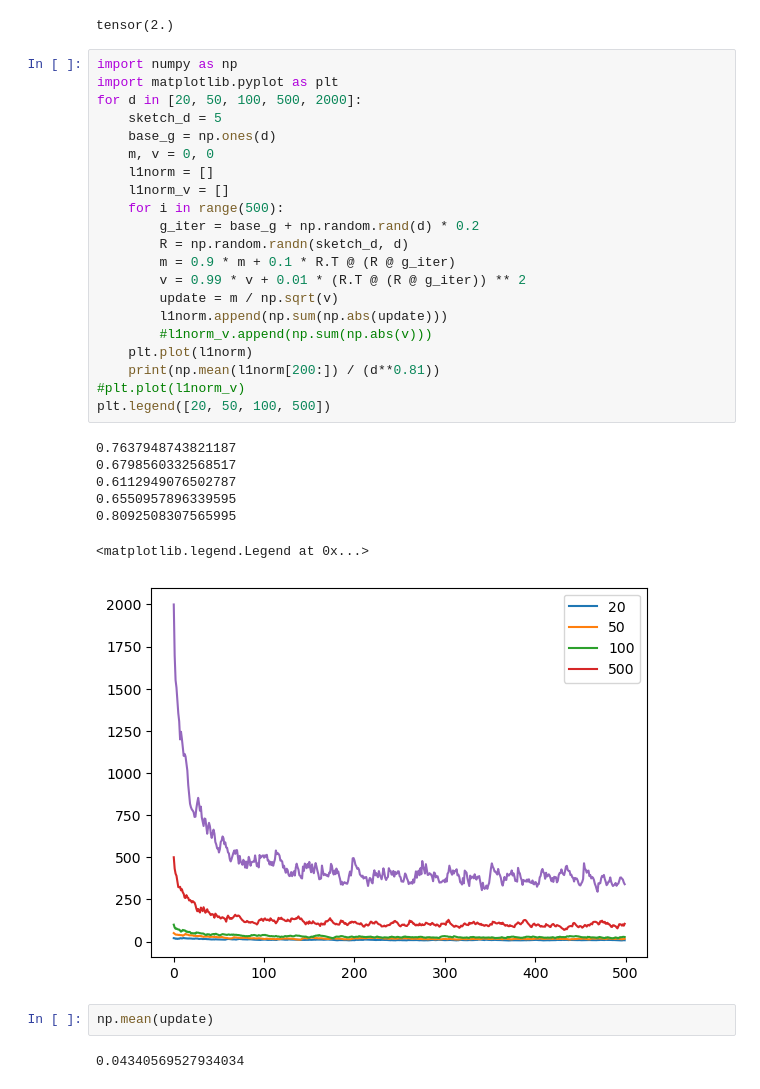
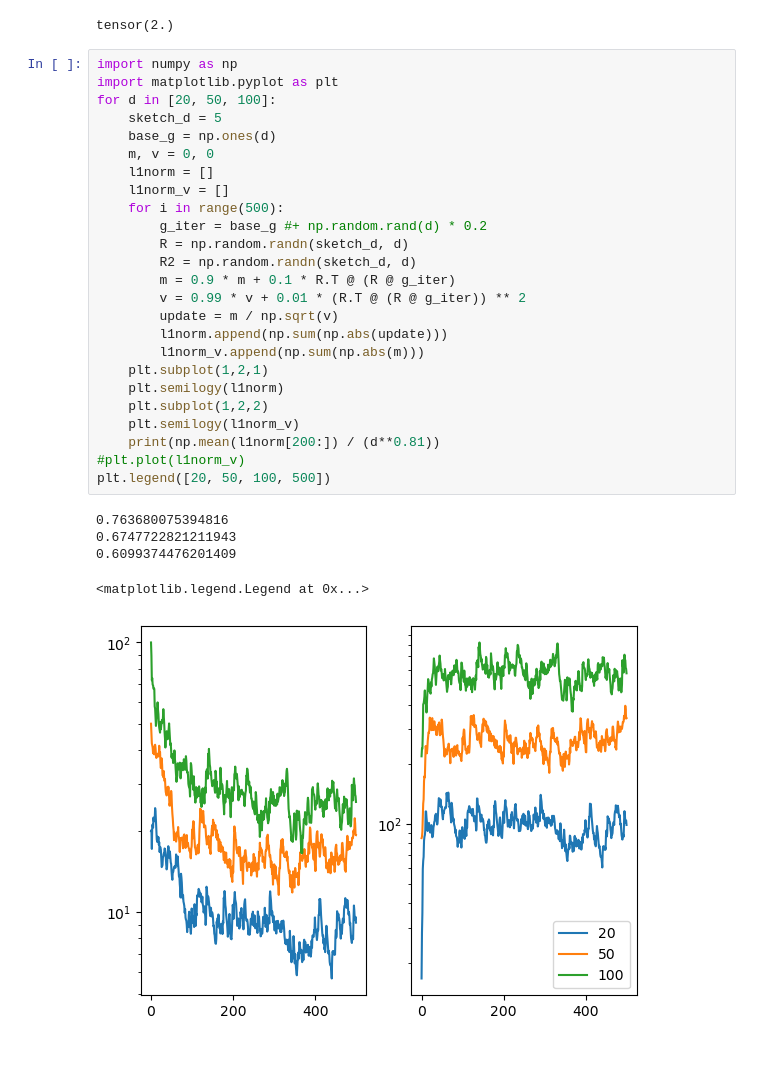
Before and after one commit to lucmonl/mlopt, a Jupyter notebook: notebook/test.ipynb, the cells around one changed output. Saved outputs shown, nothing was run; the diff lists cells and outputs as text; blank space fills up the shorter version.

```diff
--- a/notebook/test.ipynb
+++ b/notebook/test.ipynb
@@ -247,33 +247,31 @@ tensor(2.)
 # %%
 import numpy as np
 import matplotlib.pyplot as plt
-for d in [20, 50, 100, 500, 2000]:
+for d in [20, 50, 100]:
     sketch_d = 5
     base_g = np.ones(d)
     m, v = 0, 0
     l1norm = []
     l1norm_v = []
     for i in range(500):
-        g_iter = base_g + np.random.rand(d) * 0.2
+        g_iter = base_g #+ np.random.rand(d) * 0.2
         R = np.random.randn(sketch_d, d)
+        R2 = np.random.randn(sketch_d, d)
         m = 0.9 * m + 0.1 * R.T @ (R @ g_iter)
         v = 0.99 * v + 0.01 * (R.T @ (R @ g_iter)) ** 2
         update = m / np.sqrt(v)
         l1norm.append(np.sum(np.abs(update)))
-        #l1norm_v.append(np.sum(np.abs(v)))
-    plt.plot(l1norm)
+        l1norm_v.append(np.sum(np.abs(m)))
+    plt.subplot(1,2,1)
+    plt.semilogy(l1norm)
+    plt.subplot(1,2,2)
+    plt.semilogy(l1norm_v)
     print(np.mean(l1norm[200:]) / (d**0.81))
 #plt.plot(l1norm_v)
 plt.legend([20, 50, 100, 500])
 # %% [output]
-0.7637948743821187
-0.6798560332568517
-0.6112949076502787
-0.6550957896339595
-0.8092508307565995
+0.763680075394816
+0.6747722821211943
+0.6099374476201409
 <matplotlib.legend.Legend at 0x...>
-[figure, old version]
+[figure, new version]
-# %%
-np.mean(update)
-# %% [output]
-0.04340569527934034
```
Also changed, not shown: parts of 1 cell of this notebook, 4 other files.
